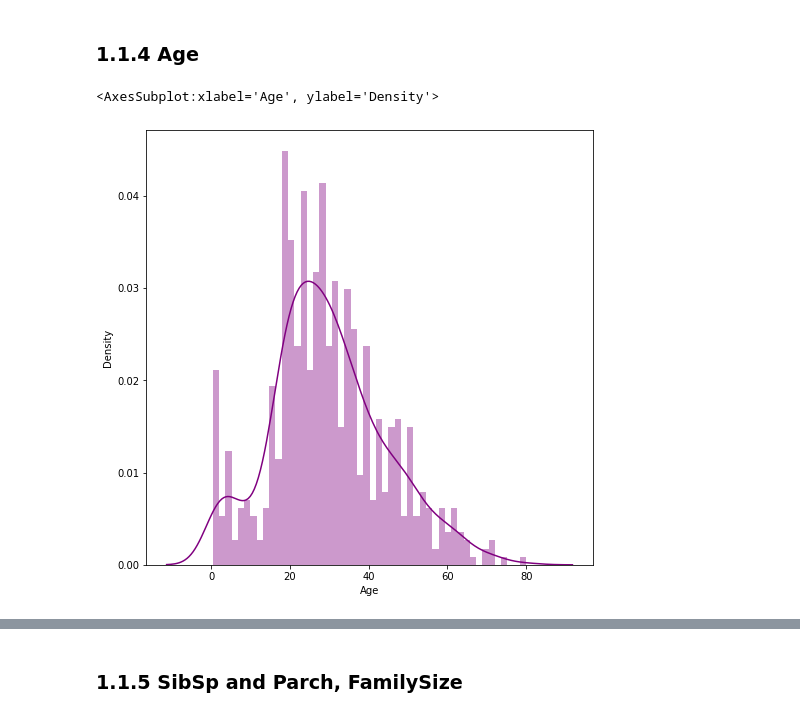
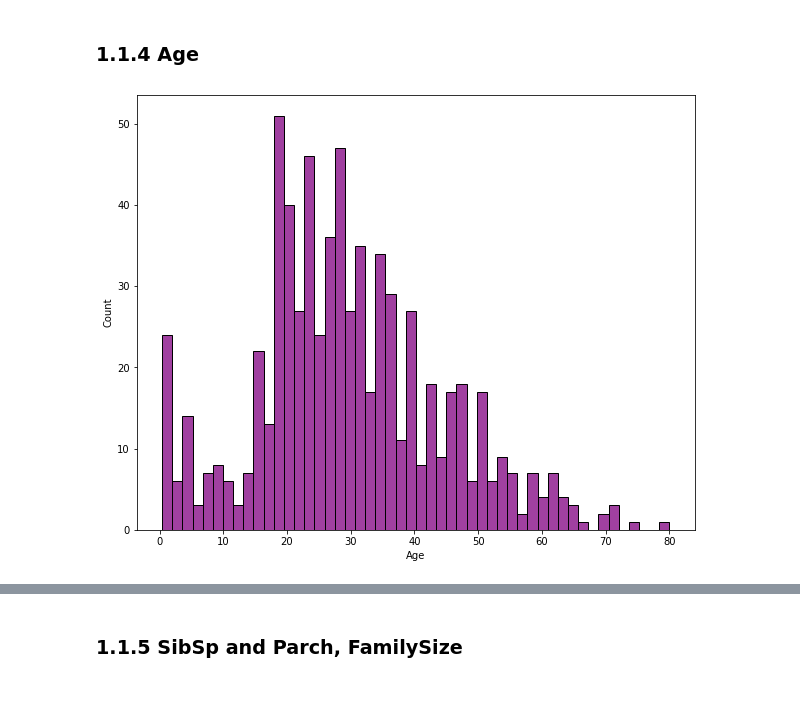
Before and after one commit to leoregino/Titanic, a Jupyter notebook: notebooks/exploration/MV_01_EDA.ipynb, the cells around one changed output, grey strips where cells are left out. Cells and saved outputs as stored; diff of their text form; code cells hidden in the pictures.

```diff
--- a/notebooks/exploration/MV_01_EDA.ipynb
+++ b/notebooks/exploration/MV_01_EDA.ipynb
@@ -31,5 +32,5 @@ from src.utils import utils
 path_data = os.path.join(os.path.abspath(os.path.dirname(os.path.dirname(os.getcwd()))),'data','external')
 # %%
 # load data in pd dataframe
-train = pd.read_csv(os.path.join(path_data,'train.csv'))
-test = pd.read_csv(os.path.join(path_data,'test.csv'))
+train, test = utils.load_data(path_data)
+train.head(3)
@@ -153,11 +141,12 @@ train[["Pclass", "Survived"]].groupby(['Pclass'], as_index=False).mean().sort_va
 # %%
 # feature: 'Age' (Age in years, age is fractional if less than 1.
 #                 If the age is estimated, is it in the form of xx.5)
-sns.distplot(train["Age"], bins=50, color="purple")
-
+plt.figure(figsize=(8,6))
+sns.histplot(x = "Age", data = train, bins=50, color="purple")
+plt.show()
 # commnets:
 # 177 missing values
-# may be useful to try to relate ages with titles!!
+# right skewed
+# useful to try to relate ages with titles, sex?
 # %% [output]
-<AxesSubplot:xlabel='Age', ylabel='Density'>
-[figure, old version]
+[figure, new version]
```
Also changed, not shown: parts of 42 cells of this notebook, 5 other files.
